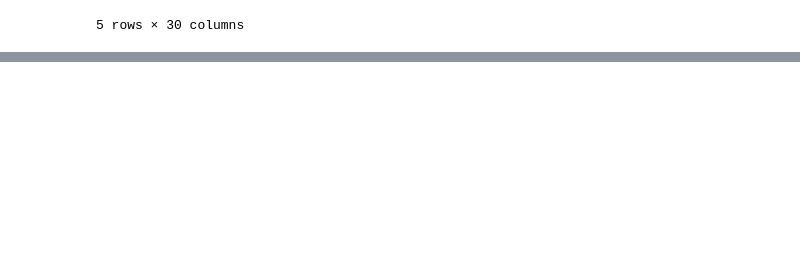
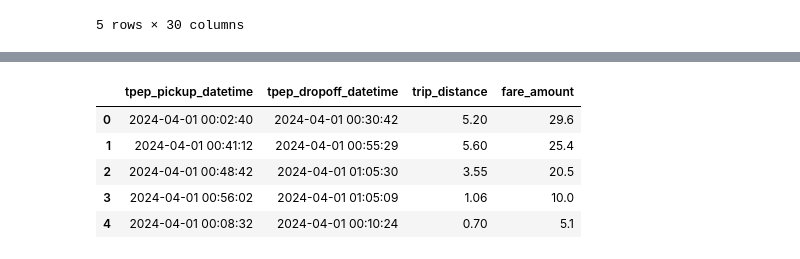
Before and after one commit to minhnguyen051201/DMT_final_project, a Jupyter notebook: collect_clean_data.ipynb, the cells around one changed output, grey strips where cells are left out. Drawn from its saved outputs; the diff is of its cells as text; code cells hidden in the pictures; blank space fills up the shorter version.

```diff
--- a/collect_clean_data.ipynb
+++ b/collect_clean_data.ipynb
@@ -38,0 +142,3 @@ df_weather.head(5)
+# %%
+df_trip = pd.read_csv("./data/yellow_tripdata_2024.csv")
+df_trip.head()
@@ -38,0 +152,16 @@ df_weather.head(5)
+# %%
+trip_necessary_columns = [
+   "tpep_pickup_datetime",
+   "tpep_dropoff_datetime",
+   "trip_distance",
+   "fare_amount",
+]
+df_trip = df_trip[trip_necessary_columns]
+df_trip.head()
+# %% [output]
+|  | tpep_pickup_datetime | tpep_dropoff_datetime | trip_distance | fare_amount |
+| 0 | 2024-04-01 00:02:40 | 2024-04-01 00:30:42 | 5.20 | 29.6 |
+| 1 | 2024-04-01 00:41:12 | 2024-04-01 00:55:29 | 5.60 | 25.4 |
+| 2 | 2024-04-01 00:48:42 | 2024-04-01 01:05:30 | 3.55 | 20.5 |
+| 3 | 2024-04-01 00:56:02 | 2024-04-01 01:05:09 | 1.06 | 10.0 |
+| 4 | 2024-04-01 00:08:32 | 2024-04-01 00:10:24 | 0.70 | 5.1 |
```
Also changed, not shown: parts of 18 cells of this notebook.
